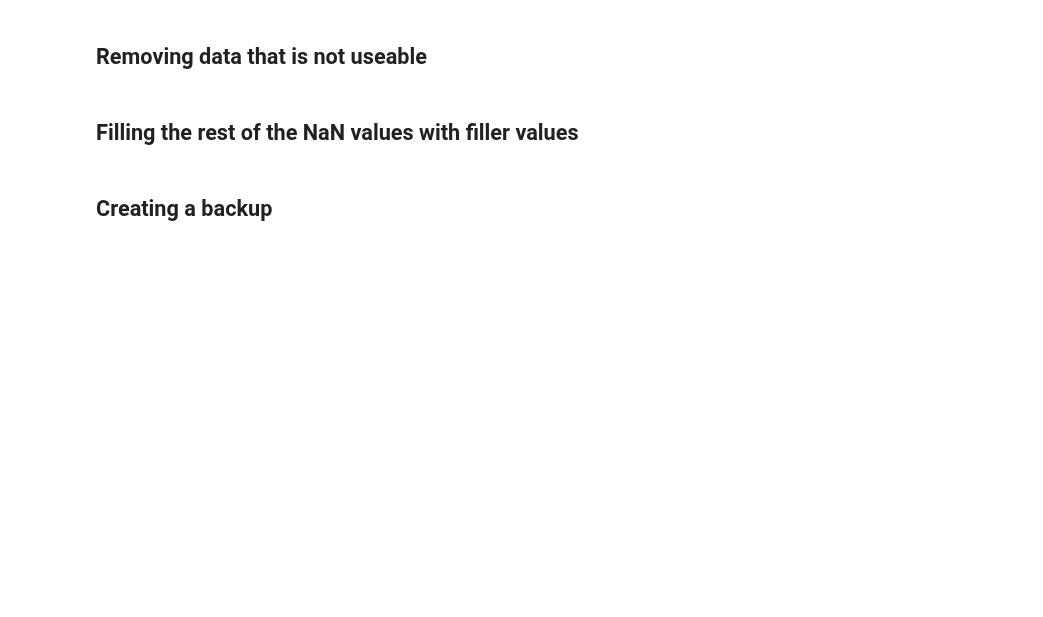
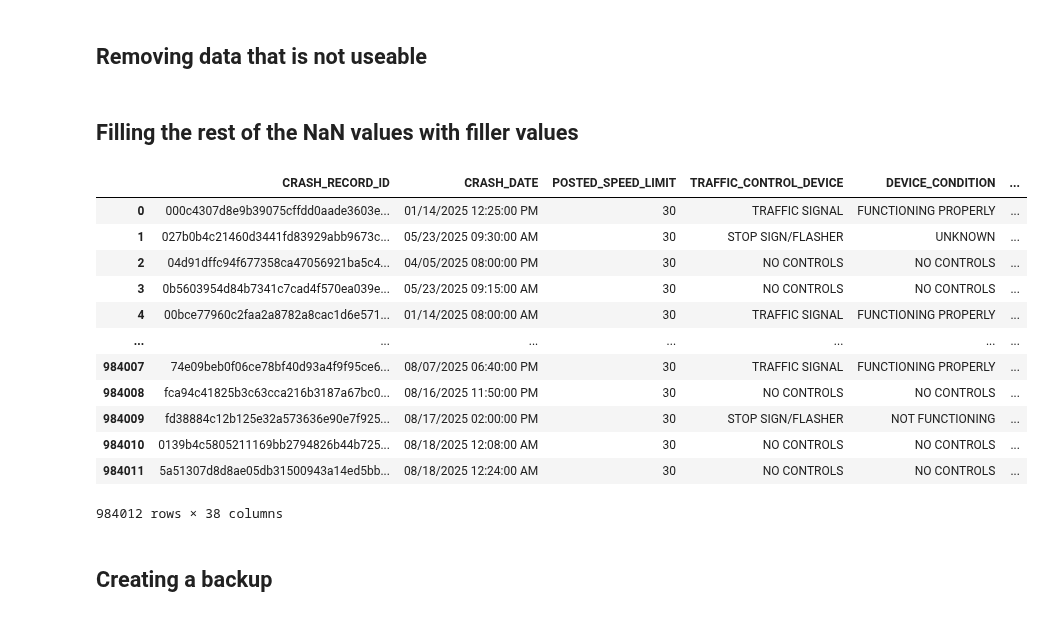
Before and after one commit to christophermagno/christophermagno, a Jupyter notebook: datasets/chicago_traffic_crashes/chicago_traffic_crashes.ipynb, the cells around one changed output. Drawn from its saved outputs; the diff is of its cells as text; code cells hidden in the pictures; blank space fills up the shorter version.

```diff
--- a/datasets/chicago_traffic_crashes/chicago_traffic_crashes.ipynb
+++ b/datasets/chicago_traffic_crashes/chicago_traffic_crashes.ipynb
@@ -14,5 +14,5 @@ log = lib.logger.getLogger(__name__)
 # Read dataset
 # %%
 filename = 'chicago_traffic_crashes.csv'
-df = lib.tools.read_data(filename, sep=',', encoding='ascii')
+df = lib.read_data(filename, sep=',', encoding='ascii')
 # %% [output]
@@ -125,7 +124,7 @@ Index(['CRASH_DATE_EST_I', 'LANE_CNT', 'REPORT_TYPE', 'INTERSECTION_RELATED_I',
 ## Checking for columns whose values are 75% or more NaN
 # %%
 # Get columns that mostly have NaN values. Will need to look at these closer.
-high_risk = lib.tools.data_risks_rate(df_cp1, err_rate=.75)
+high_risk = lib.data_risks_rate(df_cp1, err_rate=.75)
 # %% [markdown]
 Taking a look at the high risk columns
 # %%
@@ -149,7 +148,23 @@ df_cp1 = df_cp1.drop(high_risk.keys(), axis=1)
 # %% [markdown]
 ## Filling the rest of the NaN values with filler values
 # %%
-df_cp1, filler_values = lib.tools.fillnull(df_cp1)
+df_cp1, filler_values = lib.fillnull(df_cp1)
+# %%
+df_cp1
+# %% [output]
+|  | CRASH_RECORD_ID | CRASH_DATE | POSTED_SPEED_LIMIT | TRAFFIC_CONTROL_DEVICE | DEVICE_CONDITION | ... |
+| 0 | 000c4307d8e9b39075cffdd0aade3603e... | 01/14/2025 12:25:00 PM | 30 | TRAFFIC SIGNAL | FUNCTIONING PROPERLY | ... |
+| 1 | 027b0b4c21460d3441fd83929abb9673c... | 05/23/2025 09:30:00 AM | 30 | STOP SIGN/FLASHER | UNKNOWN | ... |
+| 2 | 04d91dffc94f677358ca47056921ba5c4... | 04/05/2025 08:00:00 PM | 30 | NO CONTROLS | NO CONTROLS | ... |
+| 3 | 0b5603954d84b7341c7cad4f570ea039e... | 05/23/2025 09:15:00 AM | 30 | NO CONTROLS | NO CONTROLS | ... |
+| 4 | 00bce77960c2faa2a8782a8cac1d6e571... | 01/14/2025 08:00:00 AM | 30 | TRAFFIC SIGNAL | FUNCTIONING PROPERLY | ... |
+| ... | ... | ... | ... | ... | ... | ... |
+| 984007 | 74e09beb0f06ce78bf40d93a4f9f95ce6... | 08/07/2025 06:40:00 PM | 30 | TRAFFIC SIGNAL | FUNCTIONING PROPERLY | ... |
+| 984008 | fca94c41825b3c63cca216b3187a67bc0... | 08/16/2025 11:50:00 PM | 30 | NO CONTROLS | NO CONTROLS | ... |
+| 984009 | fd38884c12b125e32a573636e90e7f925... | 08/17/2025 02:00:00 PM | 30 | STOP SIGN/FLASHER | NOT FUNCTIONING | ... |
+| 984010 | 0139b4c5805211169bb2794826b44b725... | 08/18/2025 12:08:00 AM | 30 | NO CONTROLS | NO CONTROLS | ... |
+| 984011 | 5a51307d8d8ae05db31500943a14ed5bb... | 08/18/2025 12:24:00 AM | 30 | NO CONTROLS | NO CONTROLS | ... |
+984012 rows × 38 columns
 # %% [markdown]
 ## Creating a backup
 # %%
```
Also changed, not shown: parts of 10 cells of this notebook, 6 other files.
